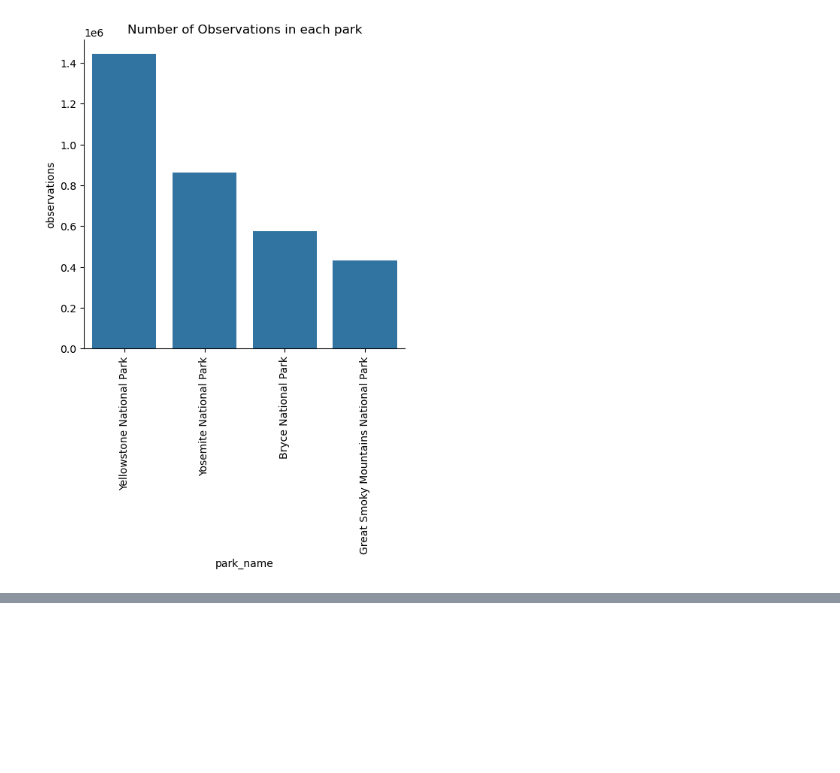
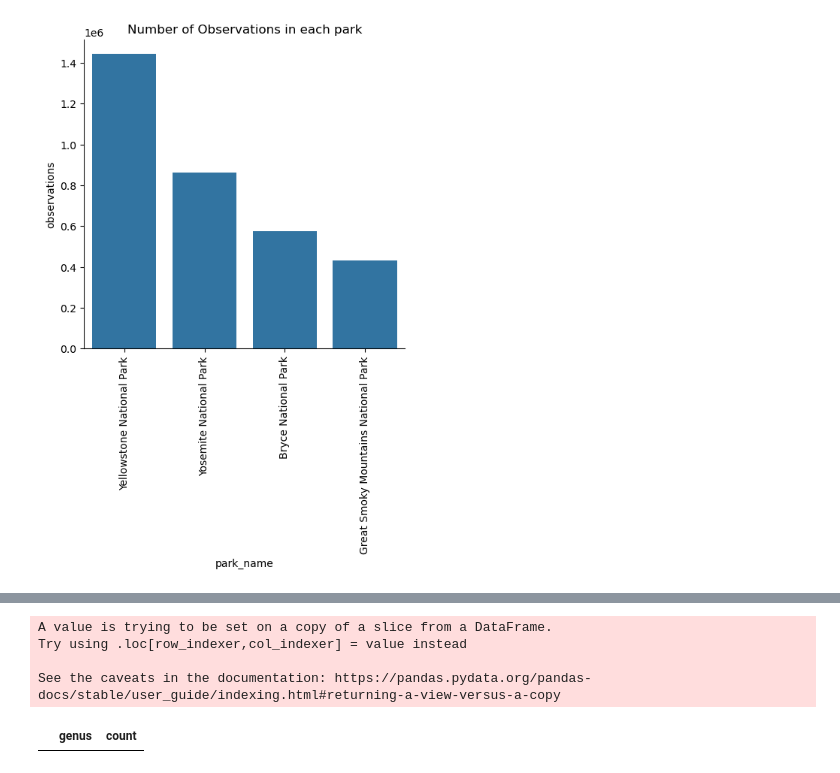
Before and after one commit to Pouria-Zarrin/biodiversity, a Jupyter notebook: biodiversity.ipynb, the cells around one changed output, grey strips where cells are left out. Drawn from its saved outputs; the diff is of its cells as text; code cells hidden in the pictures; blank space fills up the shorter version.

Commit message:
category numbers added

```diff
--- a/biodiversity.ipynb
+++ b/biodiversity.ipynb
@@ -112,3 +109,14 @@ fig.show()
 bryce_endangered = bryce_combined.sort_values(by ='observations' , ascending=False).head(20)
 fig = px.bar(bryce_endangered, x = 'scientific_name' , y = 'observations', title = 'Most observed species in bryce National Park')
 fig.show()
+# %%
+# species.set_index('category')
+print (species.head())
+species = species.drop_duplicates('scientific_name')
+species['category_copy'] = species['category']
+category_numbered = species.groupby('category_copy').size().reset_index(name='count')
+category_numbered_sorted = category_numbered.sort_values(by='count', ascending=False)
+
+
+fig = px.bar(category_numbered_sorted, x = 'category_copy' , y = 'count',title="number of species based on category")
+fig.show()
@@ -114,0 +158,14 @@ fig.show()
+# %%
+vascular_plant = species[species['category'] == 'Vascular Plant']
+vascular_plant['genus'] = vascular_plant['scientific_name'].str.split().str[0]
+vascular_plant_genus = vascular_plant.groupby('genus').size().reset_index(name='count')
+vascular_plant_genus['count'].unique()
+vascular_plant_genus[vascular_plant_genus.duplicated('genus' , keep=False)].sort_values(by='genus')
+# fig = px.pie(vascular_plant_genus, values='count', names='genus', title='genus of vascular plants')
+# fig.show()
+# %% [output]
+A value is trying to be set on a copy of a slice from a DataFrame.
+Try using .loc[row_indexer,col_indexer] = value instead
+
+See the caveats in the documentation: https://pandas.pydata.org/pandas-docs/stable/user_guide/indexing.html#returning-a-view-versus-a-copy
+|  | genus | count |
```
Also changed, not shown: parts of 4 cells of this notebook.
